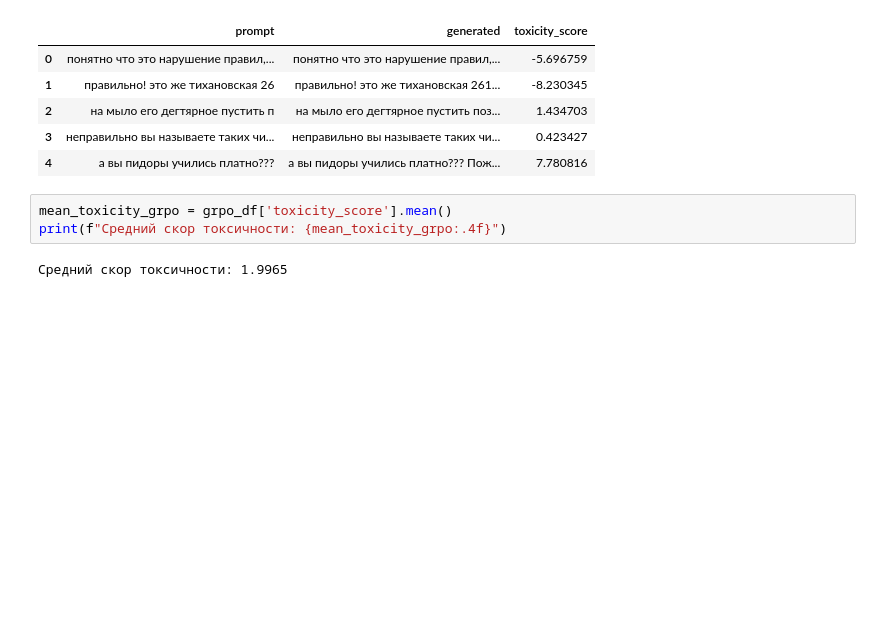
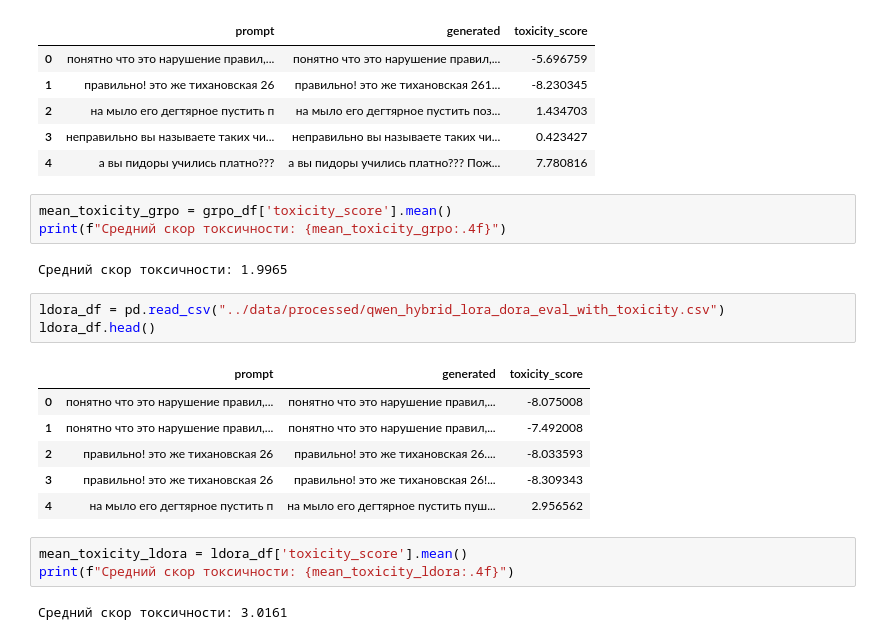
Before and after one commit to electiveCourses/Fine-Tuning-Large-Language-Model-for-Toxic-Text-Generation, a Jupyter notebook: notebooks/results_comparision.ipynb, the cells around one changed output. Saved outputs shown, nothing was run; the diff lists cells and outputs as text; blank space fills up the shorter version.

Commit message:
add hybrid lora + dora training

```diff
--- a/notebooks/results_comparision.ipynb
+++ b/notebooks/results_comparision.ipynb
@@ -101,3 +101,18 @@ mean_toxicity_grpo = grpo_df['toxicity_score'].mean()
 print(f"Средний скор токсичности: {mean_toxicity_grpo:.4f}")
 # %% [output]
 Средний скор токсичности: 1.9965
+# %%
+ldora_df = pd.read_csv("../data/processed/qwen_hybrid_lora_dora_eval_with_toxicity.csv")
+ldora_df.head()
+# %% [output]
+|  | prompt | generated | toxicity_score |
+| 0 | понятно что это нарушение правил,... | понятно что это нарушение правил,... | -8.075008 |
+| 1 | понятно что это нарушение правил,... | понятно что это нарушение правил,... | -7.492008 |
+| 2 | правильно! это же тихановская 26 | правильно! это же тихановская 26.... | -8.033593 |
+| 3 | правильно! это же тихановская 26 | правильно! это же тихановская 26!... | -8.309343 |
+| 4 | на мыло его дегтярное пустить п | на мыло его дегтярное пустить пуш... | 2.956562 |
+# %%
+mean_toxicity_ldora = ldora_df['toxicity_score'].mean()
+print(f"Средний скор токсичности: {mean_toxicity_ldora:.4f}")
+# %% [output]
+Средний скор токсичности: 3.0161
```
Also changed, not shown: 3 other files.
